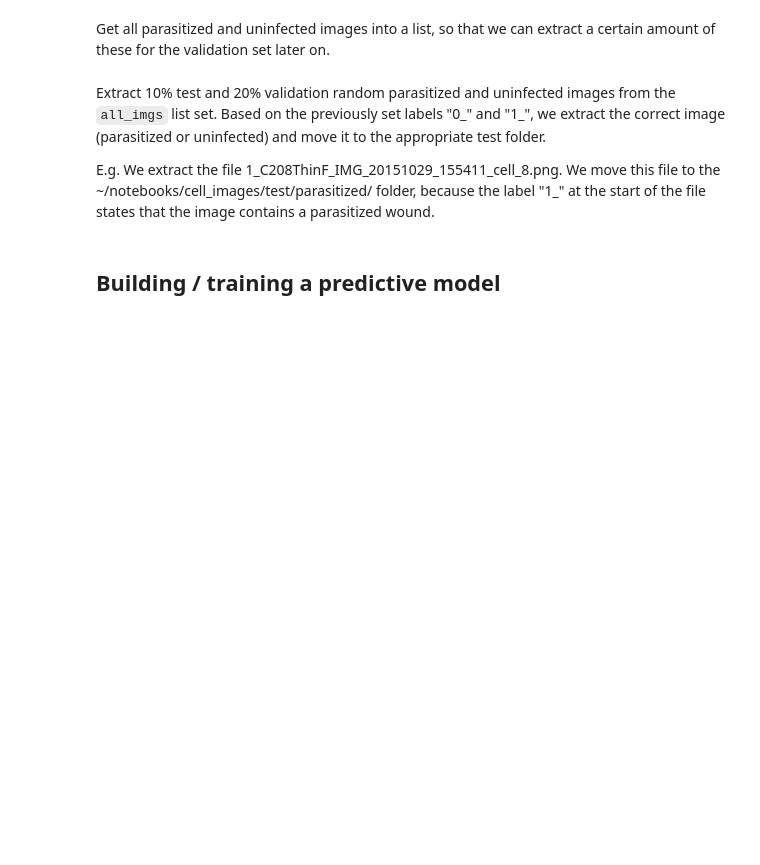
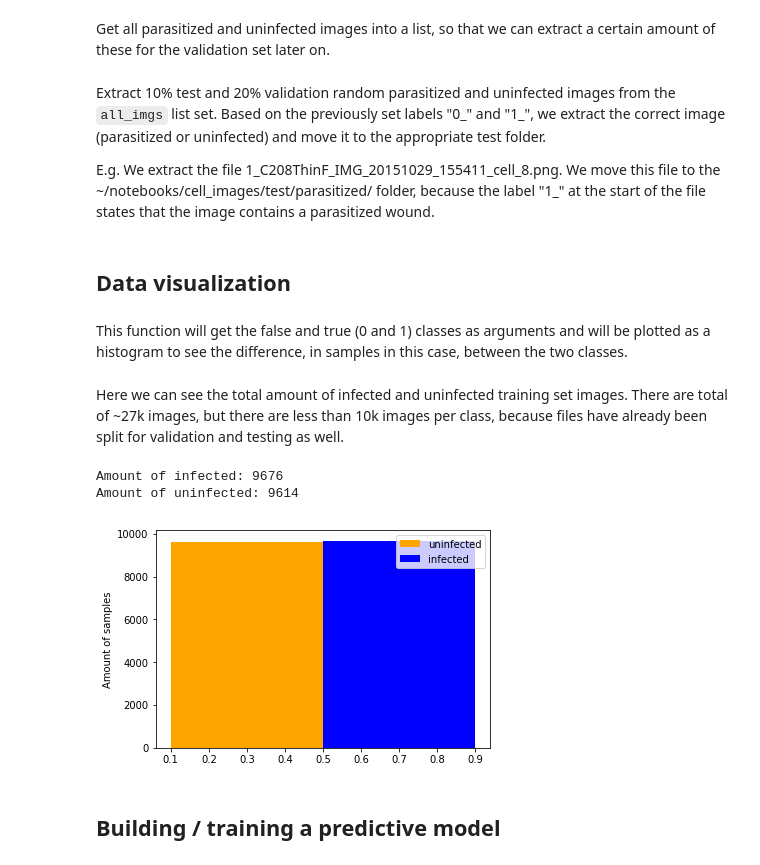
Before and after one commit to troley/project-aphasia, a Jupyter notebook: Malaria_detection_CNN.ipynb, the cells around one changed output. Drawn from its saved outputs; the diff is of its cells as text; code cells hidden in the pictures; blank space fills up the shorter version.

Commit message:
Add visualization to Malaria ipynb

```diff
--- a/Malaria_detection_CNN.ipynb
+++ b/Malaria_detection_CNN.ipynb
@@ -94,6 +94,35 @@ def move_random_files_to_val_test_folders(amount_of_random_data, all_imgs_list,
 
 move_random_files_to_val_test_folders(test_amount, all_imgs, test_infected_dir, test_uninfected_dir)
 move_random_files_to_val_test_folders(validation_amount, all_imgs, val_infected_dir, val_uninfected_dir)
+# %% [markdown]
+## Data visualization
+# %% [markdown]
+This function will get the false and true (0 and 1) classes as arguments and will be plotted as a histogram to see the difference, in samples in this case, between the two classes.
+# %%
+def plot_classes(zero, one):
+    print("Amount of infected: " + str(len(one)))
+    print("Amount of uninfected: "+ str(len(zero)))
+    plt.hist([zero, one], bins=1, color=['orange', 'blue'])
+    plt.ylabel('Amount of samples')
+    plt.legend(['uninfected', 'infected'])
+    plt.show()
+# %% [markdown]
+Here we can see the total amount of infected and uninfected training set images. There are total of ~27k images, but there are less than 10k images per class, because files have already been split for validation and testing as well.
+# %%
+amt_of_uninfected = []
+amt_of_infected = []
+
+for file in all_imgs:
+    if file.startswith(parasitized_label):
+        amt_of_infected.append(1)
+    else:
+        amt_of_uninfected.append(0)
+
+plot_classes(amt_of_uninfected, amt_of_infected)
+# %% [output]
+Amount of infected: 9676
+Amount of uninfected: 9614
+[figure, added]
 # %% [markdown]
 ## Building / training a predictive model
 # %% [markdown]
```
